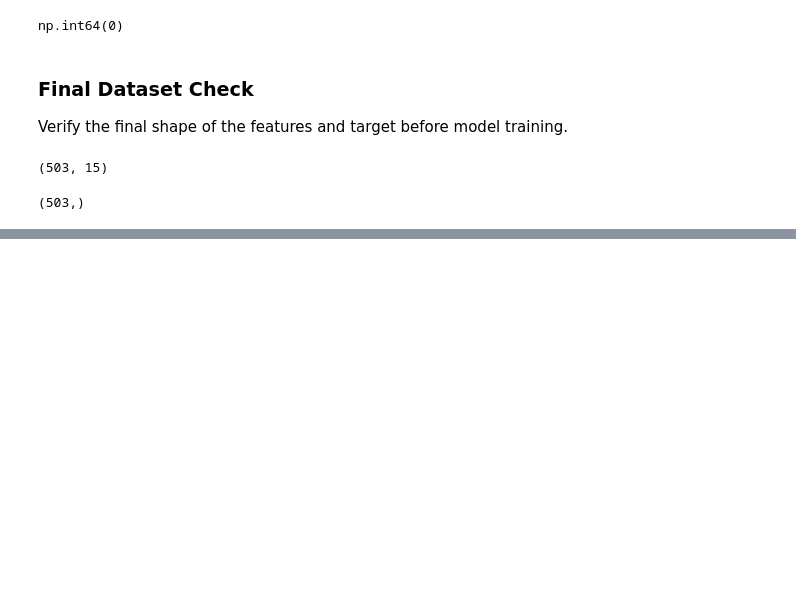
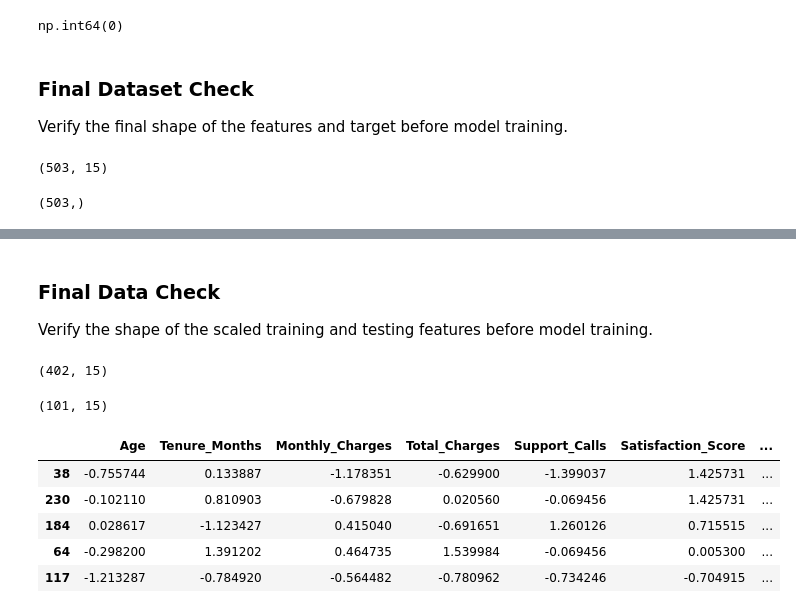
Before and after one commit to Alka-Sharma2006/customer-churn-analysis-ml, a Jupyter notebook: project.ipynb, the cells around one changed output, grey strips where cells are left out. Saved outputs shown, nothing was run; the diff lists cells and outputs as text; code cells hidden in the pictures; blank space fills up the shorter version.

Commit message:
Day5:Train-test split and feature scaling

```diff
--- a/project.ipynb
+++ b/project.ipynb
@@ -694,0 +705,2 @@ Y.shape
+# %%
+X_train, X_test, Y_train, Y_test = train_test_split(X,Y,test_size=0.2,random_state=42,stratify=Y)
@@ -694,0 +767,2 @@ Y.shape
+# %%
+scaler = StandardScaler()
@@ -694,0 +773,2 @@ Y.shape
+# %%
+X_train_scaled = scaler.fit_transform(X_train)
@@ -694,0 +825,2 @@ Y.shape
+# %%
+X_train_scaled = pd.DataFrame(X_train_scaled,columns=X_train.columns,index=X_train.index)
@@ -694,0 +829,21 @@ Y.shape
+# %% [markdown]
+### Final Data Check
+
+Verify the shape of the scaled training and testing features before model training.
+# %%
+X_train_scaled.shape
+# %% [output]
+(402, 15)
+# %%
+X_test_scaled.shape
+# %% [output]
+(101, 15)
+# %%
+X_train_scaled.head()
+# %% [output]
+|  | Age | Tenure_Months | Monthly_Charges | Total_Charges | Support_Calls | Satisfaction_Score | ... |
+| 38 | -0.755744 | 0.133887 | -1.178351 | -0.629900 | -1.399037 | 1.425731 | ... |
+| 230 | -0.102110 | 0.810903 | -0.679828 | 0.020560 | -0.069456 | 1.425731 | ... |
+| 184 | 0.028617 | -1.123427 | 0.415040 | -0.691651 | 1.260126 | 0.715515 | ... |
+| 64 | -0.298200 | 1.391202 | 0.464735 | 1.539984 | -0.069456 | 0.005300 | ... |
+| 117 | -1.213287 | -0.784920 | -0.564482 | -0.780962 | -0.734246 | -0.704915 | ... |
```
Also changed, not shown: parts of 25 cells of this notebook.
